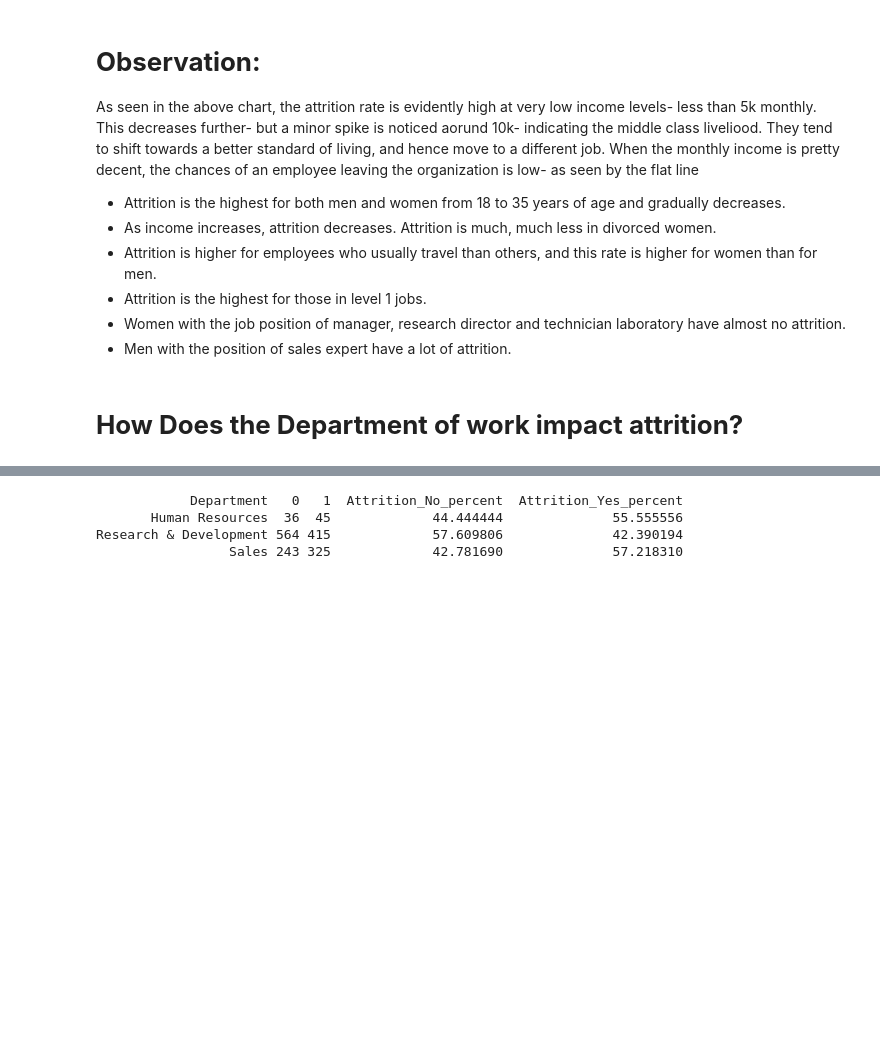
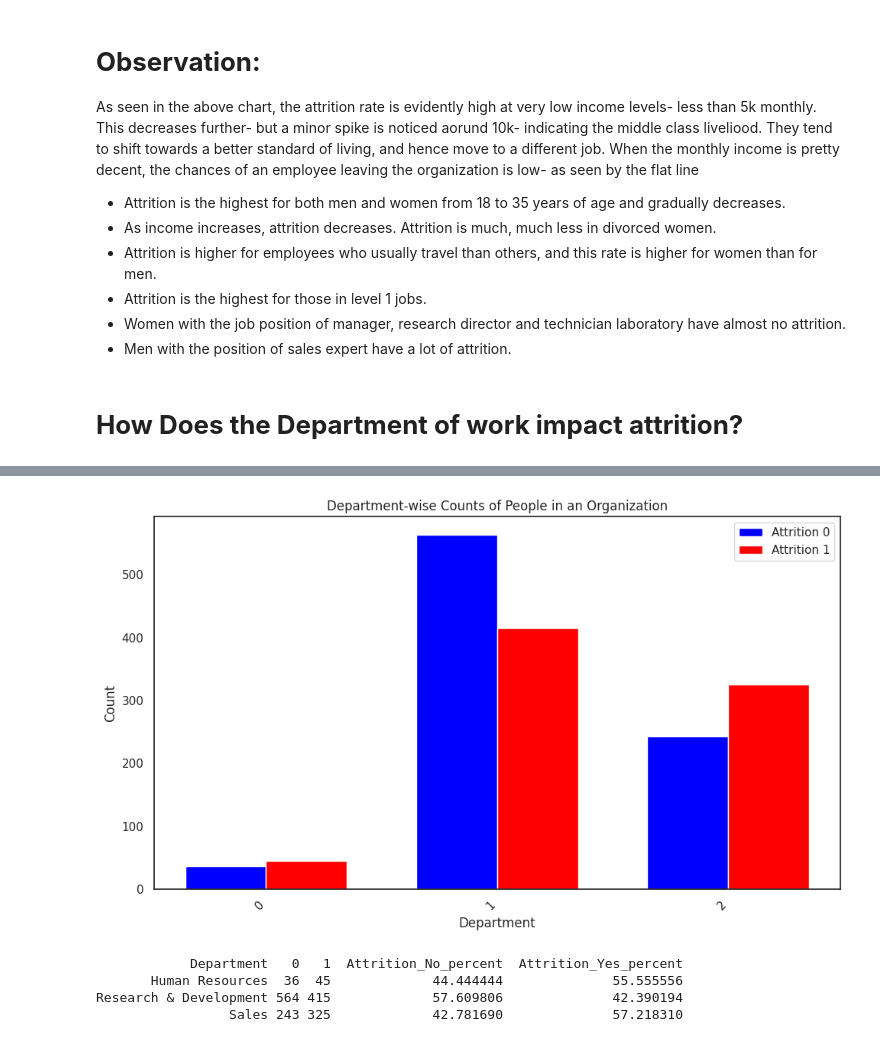
Before and after one commit to Ans155/Attrition-Prediction-and-Analysis, a Jupyter notebook: StockGroAssignment.ipynb, the cells around one changed output, grey strips where cells are left out. Saved outputs shown, nothing was run; the diff lists cells and outputs as text; code cells hidden in the pictures; blank space fills up the shorter version.

```diff
--- a/StockGroAssignment.ipynb
+++ b/StockGroAssignment.ipynb
@@ -382,3 +390,29 @@ fig.show()
+# %%
+dept_att = data.groupby(['Department', 'Attrition']).size().unstack(fill_value=0).reset_index()
+
+
+dept_att.set_index('Department', inplace=True)
+
+fig, ax = plt.subplots(figsize=(10, 6))
+bar_width = 0.35
+x = np.arange(len(dept_att.index))
+
+rects1 = ax.bar(x - bar_width/2, dept_att[0], bar_width, label='Attrition 0', color='blue')
+rects2 = ax.bar(x + bar_width/2, dept_att[1], bar_width, label='Attrition 1', color='red')
+
+ax.set_xlabel('Department')
+ax.set_ylabel('Count')
+ax.set_title('Department-wise Counts of People in an Organization')
+ax.set_xticks(x)
+ax.set_xticklabels(dept_att.index)
+
+ax.legend()
+
+plt.xticks(rotation=45, ha='right')
+plt.tight_layout()
+plt.show()
+# %% [output]
+[figure, added]
 # %%
 dept_att_counts = data.groupby(['Department', 'Attrition']).size().unstack(fill_value=0).reset_index()
 
```
Also changed, not shown: parts of 15 cells of this notebook.
